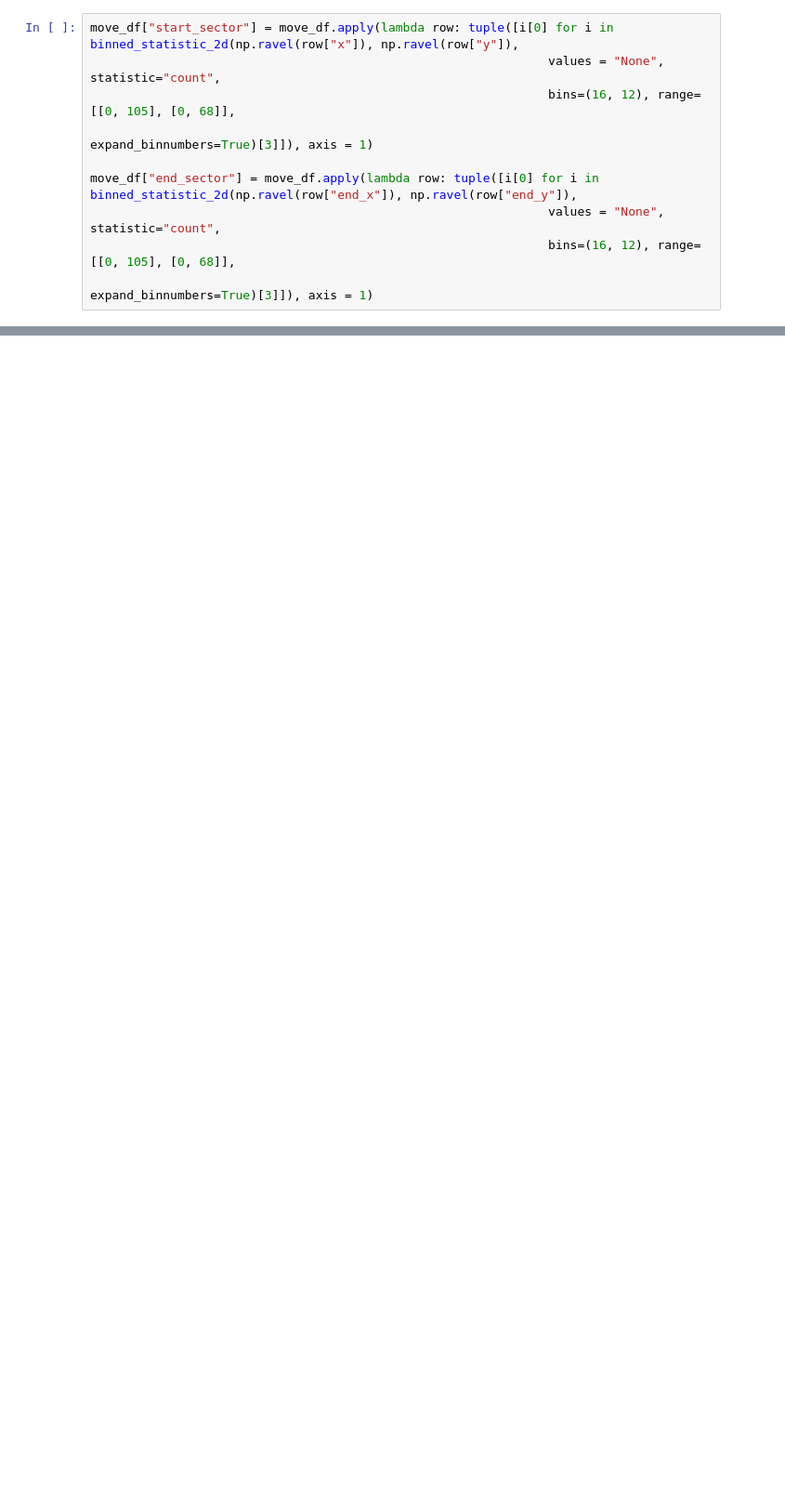
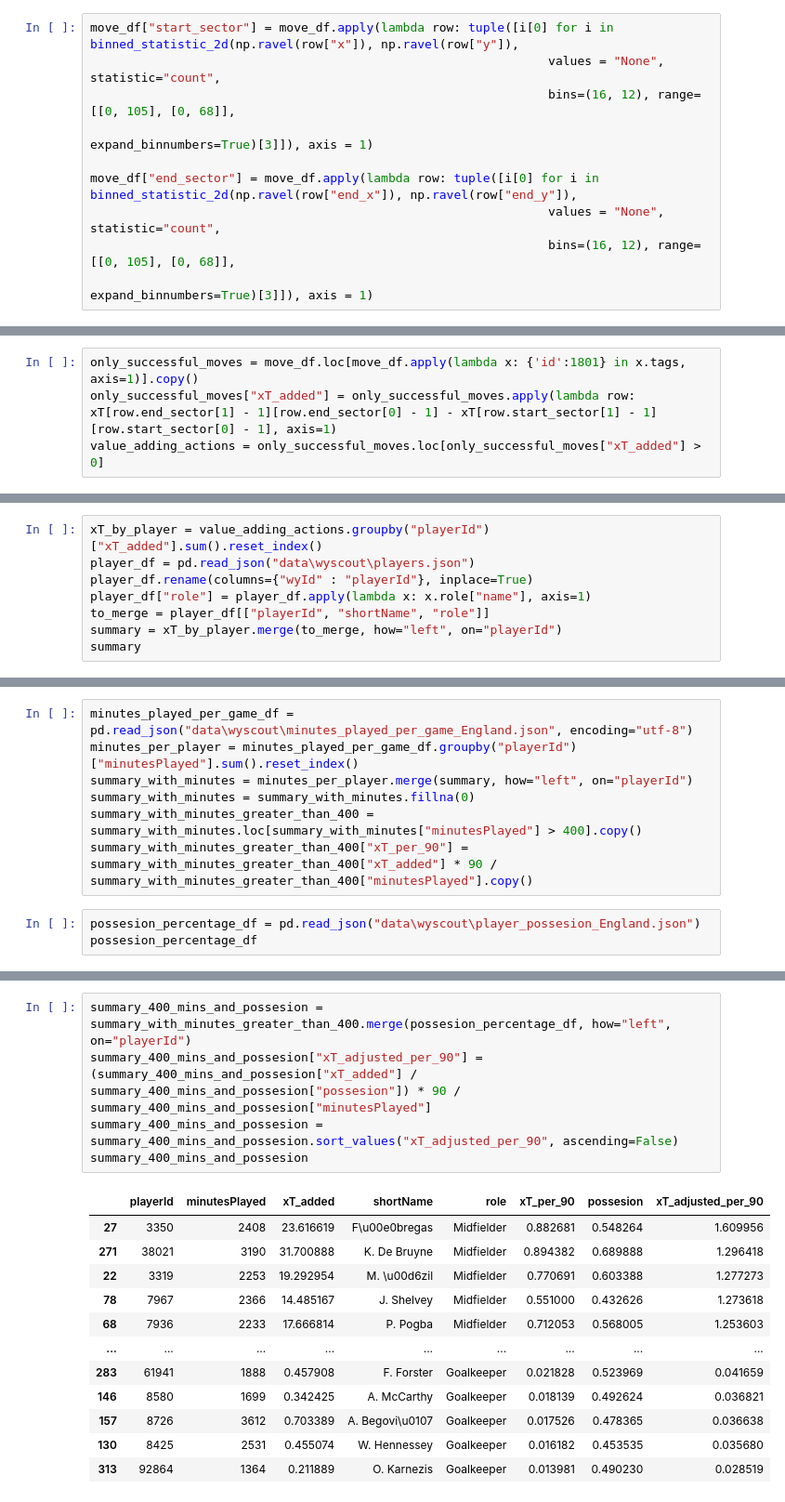
Before and after one commit to jimmybunter01/Soccermatics, a Jupyter notebook: Notebooks/4_Valuing_Actions/position_based_expected_threat.ipynb, the cells around one changed output, grey strips where cells are left out. Shown at 93% size. Drawn from its saved outputs; the diff is of its cells as text; blank space fills up the shorter version.

```diff
--- a/Notebooks/4_Valuing_Actions/position_based_expected_threat.ipynb
+++ b/Notebooks/4_Valuing_Actions/position_based_expected_threat.ipynb
@@ -169,0 +236,4 @@ move_df["end_sector"] = move_df.apply(lambda row: tuple([i[0] for i in binned_st
+# %%
+only_successful_moves = move_df.loc[move_df.apply(lambda x: {'id':1801} in x.tags, axis=1)].copy()
+only_successful_moves["xT_added"] = only_successful_moves.apply(lambda row: xT[row.end_sector[1] - 1][row.end_sector[0] - 1] - xT[row.start_sector[1] - 1][row.start_sector[0] - 1], axis=1)
+value_adding_actions = only_successful_moves.loc[only_successful_moves["xT_added"] > 0]
@@ -169,0 +243,8 @@ move_df["end_sector"] = move_df.apply(lambda row: tuple([i[0] for i in binned_st
+# %%
+xT_by_player = value_adding_actions.groupby("playerId")["xT_added"].sum().reset_index()
+player_df = pd.read_json("data\wyscout\players.json")
+player_df.rename(columns={"wyId" : "playerId"}, inplace=True)
+player_df["role"] = player_df.apply(lambda x: x.role["name"], axis=1)
+to_merge = player_df[["playerId", "shortName", "role"]]
+summary = xT_by_player.merge(to_merge, how="left", on="playerId")
+summary
@@ -169,0 +265,10 @@ move_df["end_sector"] = move_df.apply(lambda row: tuple([i[0] for i in binned_st
+# %%
+minutes_played_per_game_df = pd.read_json("data\wyscout\minutes_played_per_game_England.json", encoding="utf-8")
+minutes_per_player = minutes_played_per_game_df.groupby("playerId")["minutesPlayed"].sum().reset_index()
+summary_with_minutes = minutes_per_player.merge(summary, how="left", on="playerId")
+summary_with_minutes = summary_with_minutes.fillna(0)
+summary_with_minutes_greater_than_400 = summary_with_minutes.loc[summary_with_minutes["minutesPlayed"] > 400].copy()
+summary_with_minutes_greater_than_400["xT_per_90"] = summary_with_minutes_greater_than_400["xT_added"] * 90 / summary_with_minutes_greater_than_400["minutesPlayed"].copy()
+# %%
+possesion_percentage_df = pd.read_json("data\wyscout\player_possesion_England.json")
+possesion_percentage_df
@@ -169,0 +289,18 @@ move_df["end_sector"] = move_df.apply(lambda row: tuple([i[0] for i in binned_st
+# %%
+summary_400_mins_and_possesion = summary_with_minutes_greater_than_400.merge(possesion_percentage_df, how="left", on="playerId")
+summary_400_mins_and_possesion["xT_adjusted_per_90"] = (summary_400_mins_and_possesion["xT_added"] / summary_400_mins_and_possesion["possesion"]) * 90 / summary_400_mins_and_possesion["minutesPlayed"]
+summary_400_mins_and_possesion = summary_400_mins_and_possesion.sort_values("xT_adjusted_per_90", ascending=False)
+summary_400_mins_and_possesion
+# %% [output]
+|  | playerId | minutesPlayed | xT_added | shortName | role | xT_per_90 | possesion | xT_adjusted_per_90 |
+| 27 | 3350 | 2408 | 23.616619 | F\u00e0bregas | Midfielder | 0.882681 | 0.548264 | 1.609956 |
+| 271 | 38021 | 3190 | 31.700888 | K. De Bruyne | Midfielder | 0.894382 | 0.689888 | 1.296418 |
+| 22 | 3319 | 2253 | 19.292954 | M. \u00d6zil | Midfielder | 0.770691 | 0.603388 | 1.277273 |
+| 78 | 7967 | 2366 | 14.485167 | J. Shelvey | Midfielder | 0.551000 | 0.432626 | 1.273618 |
+| 68 | 7936 | 2233 | 17.666814 | P. Pogba | Midfielder | 0.712053 | 0.568005 | 1.253603 |
+| ... | ... | ... | ... | ... | ... | ... | ... | ... |
+| 283 | 61941 | 1888 | 0.457908 | F. Forster | Goalkeeper | 0.021828 | 0.523969 | 0.041659 |
+| 146 | 8580 | 1699 | 0.342425 | A. McCarthy | Goalkeeper | 0.018139 | 0.492624 | 0.036821 |
+| 157 | 8726 | 3612 | 0.703389 | A. Begovi\u0107 | Goalkeeper | 0.017526 | 0.478365 | 0.036638 |
+| 130 | 8425 | 2531 | 0.455074 | W. Hennessey | Goalkeeper | 0.016182 | 0.453535 | 0.035680 |
+| 313 | 92864 | 1364 | 0.211889 | O. Karnezis | Goalkeeper | 0.013981 | 0.490230 | 0.028519 |
```
Also changed, not shown: parts of 21 cells of this notebook, 1 other file.
